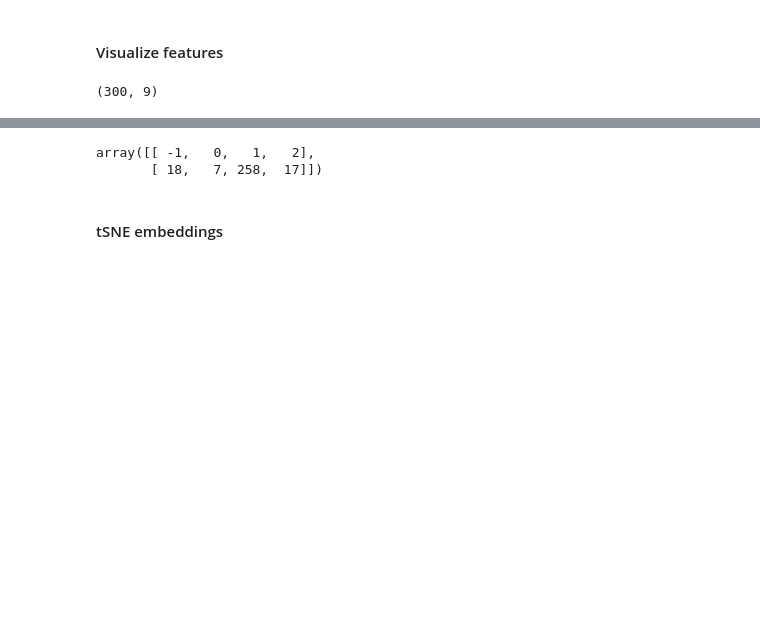
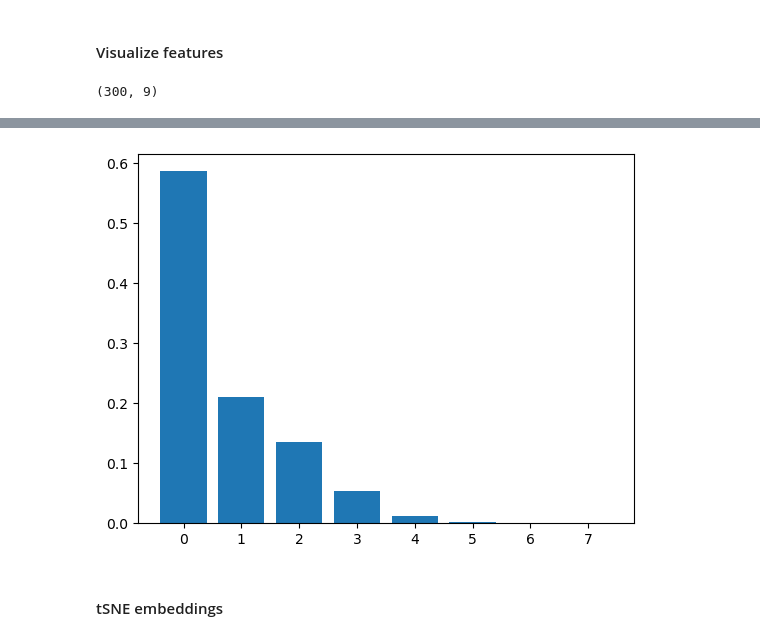
Before and after one commit to ShrRa/Petnica, a Jupyter notebook: 2_TSNE_MNIST.ipynb, the cells around one changed output, grey strips where cells are left out. Drawn from its saved outputs; the diff is of its cells as text; code cells hidden in the pictures; blank space fills up the shorter version.

```diff
--- a/2_TSNE_MNIST.ipynb
+++ b/2_TSNE_MNIST.ipynb
@@ -36,8 +51,7 @@ HDBSCAN(min_cluster_size=6)
 # %%
-np.vstack(np.unique(hdb.labels_,return_counts=True))
+plt.bar(range(len(pca.explained_variance_ratio_)),pca.explained_variance_ratio_);
 # %% [output]
-array([[ -1,   0,   1,   2],
-       [ 18,   7, 258,  17]])
+[figure, added]
 # %% [markdown]
 #### tSNE embeddings
 # %%
```
Also changed, not shown: parts of 7 cells of this notebook.
